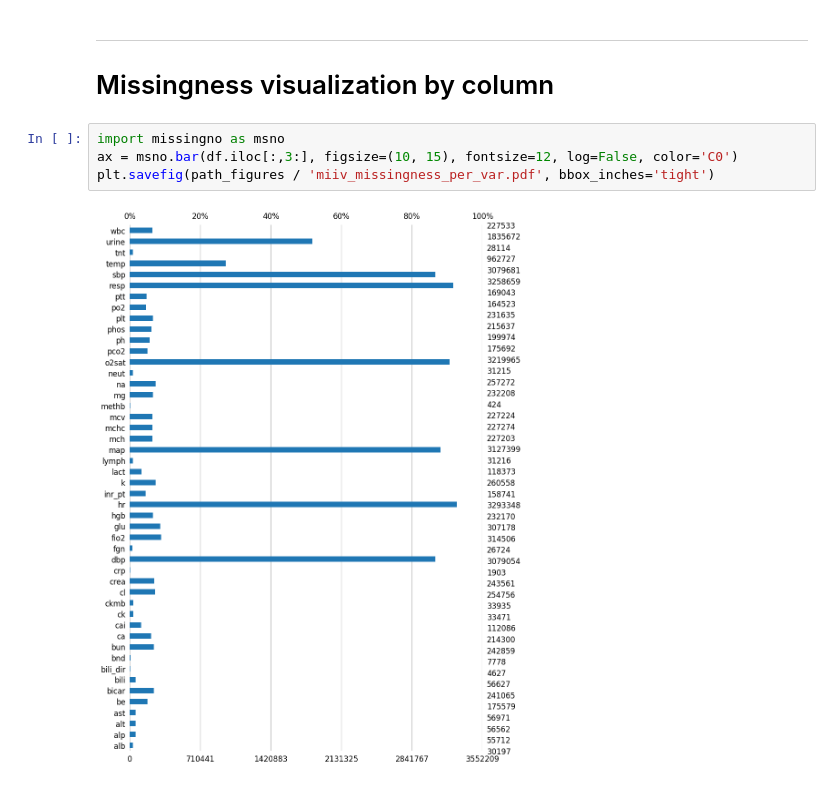
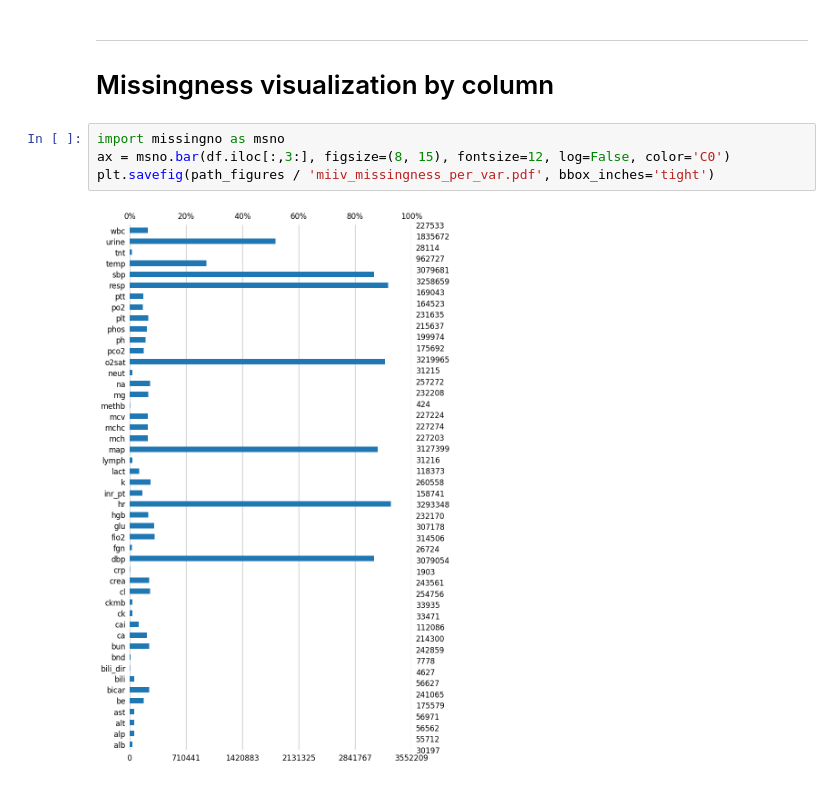
Before and after one commit to joshuawe/sepsis, a Jupyter notebook: data/miiv/Analyzing_miiv.ipynb, the cells around one changed output. Cells and saved outputs as stored; diff of their text form.

Commit message:
fix image size

```diff
--- a/data/miiv/Analyzing_miiv.ipynb
+++ b/data/miiv/Analyzing_miiv.ipynb
@@ -145,7 +145,7 @@ dtype: float64
 # Missingness visualization by column
 # %%
 import missingno as msno
-ax = msno.bar(df.iloc[:,3:], figsize=(10, 15), fontsize=12, log=False, color='C0')
+ax = msno.bar(df.iloc[:,3:], figsize=(8, 15), fontsize=12, log=False, color='C0')
 plt.savefig(path_figures / 'miiv_missingness_per_var.pdf', bbox_inches='tight')
 # %% [output]
-[figure, old version]
+[figure, new version]
```
Also changed, not shown: 1 other file.
